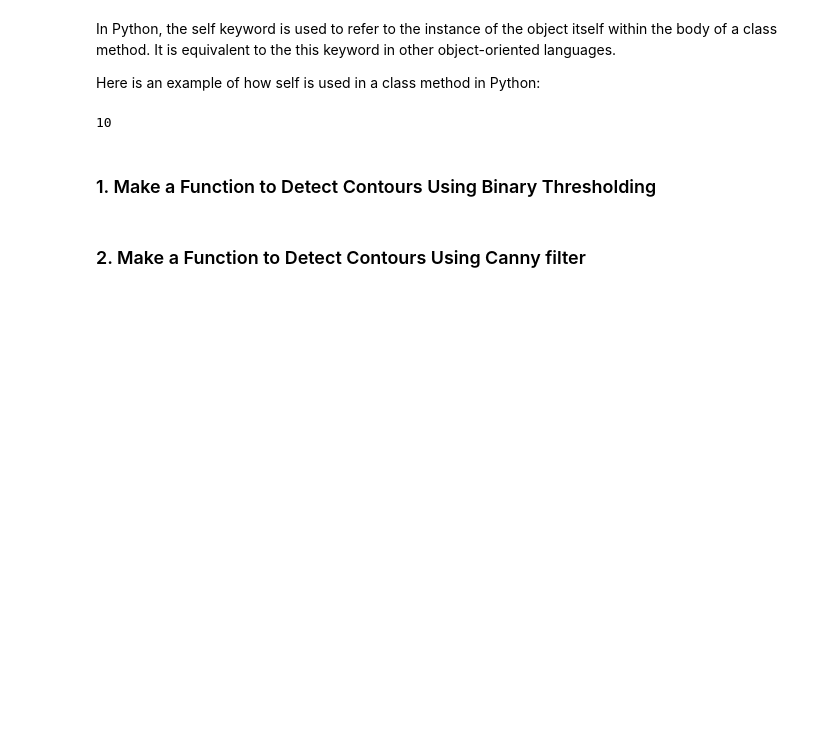
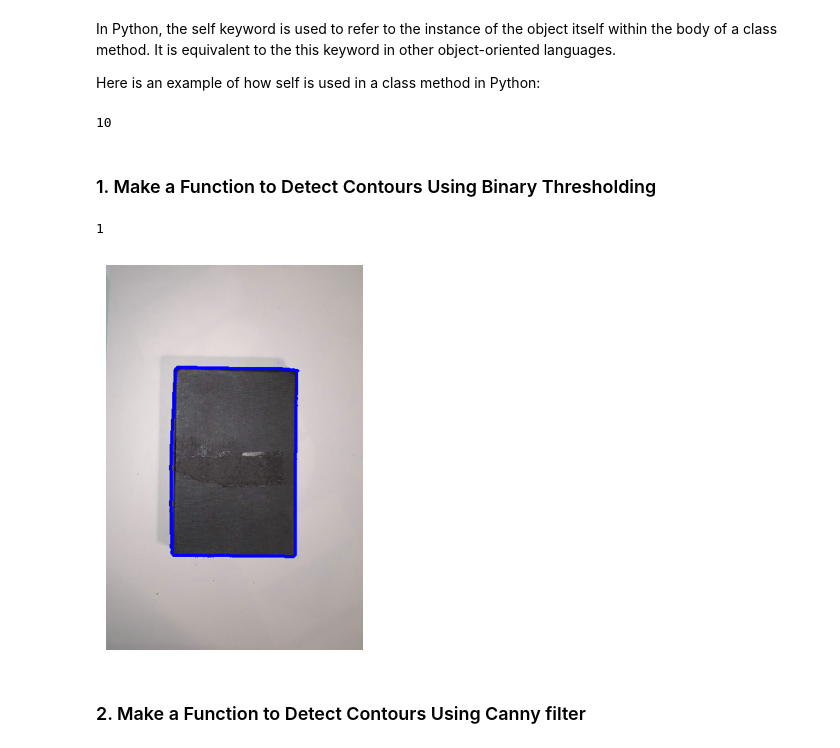
Before and after one commit to ZiaUrRehman-bit/Finding-the-width-and-height-of-an-object-using-aruco-library, a Jupyter notebook: 02. Using Aruco module/Explaination01.ipynb, the cells around one changed output. Saved outputs shown, nothing was run; the diff lists cells and outputs as text; code cells hidden in the pictures; blank space fills up the shorter version.

```diff
--- a/02. Using Aruco module/Explaination01.ipynb
+++ b/02. Using Aruco module/Explaination01.ipynb
@@ -567,2 +594,24 @@ obj.print_value()  # prints 10
+# %%
+import matplotlib.pyplot as plt
+
+img = cv.imread("1.jpeg")
+img = cv.resize(img, (400, 600))
+
+
+contours = detectUsingThresh(img)
+print(len(contours))
+
+cv.drawContours(img, contours, -1, (0,0,255), 3)
+
+plt.figure(figsize=(5,5))
+plt.imshow(img)
+plt.axis(False)
+# cv.imshow("image", img)
+# cv.waitKey()
+
+cv.destroyAllWindows()
+# %% [output]
+1
+[figure, added]
 # %% [markdown]
 ### 2. Make a Function to Detect Contours Using Canny filter
```
Also changed, not shown: parts of 45 cells of this notebook.
